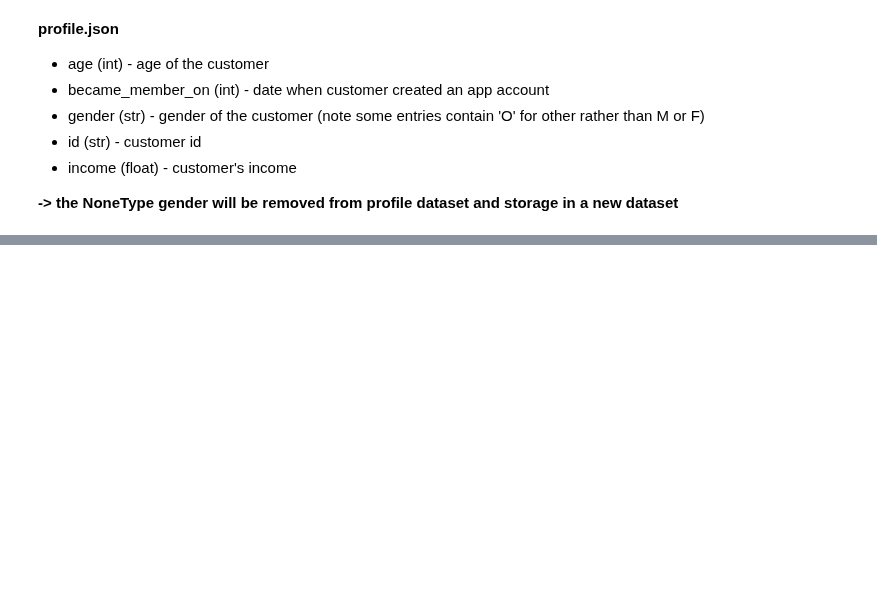
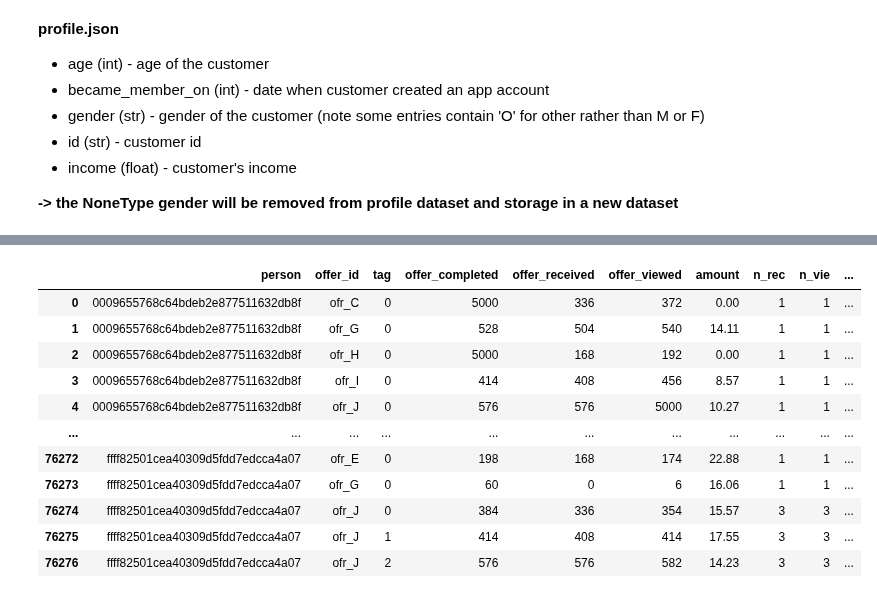
Before and after one commit to Niltonjuniorphd/Starbucks_project, a Jupyter notebook: Starbucks_Capstone_notebook.ipynb, the cells around one changed output, grey strips where cells are left out. Cells and saved outputs as stored; diff of their text form; code cells hidden in the pictures; blank space fills up the shorter version.

Commit message:
person_ctivity table concluded

```diff
--- a/Starbucks_Capstone_notebook.ipynb
+++ b/Starbucks_Capstone_notebook.ipynb
@@ -93,9 +94,9 @@ from sklearn.tree import DecisionTreeClassifier
 from functions import train_model
 # %%
 # read in the json files
-portfolio = pd.read_json('data/portfolio.json', orient='records', lines=True)
-profile = pd.read_json('data/profile.json', orient='records', lines=True)
-transcript = pd.read_json('data/transcript.json', orient='records', lines=True)
+portfolio_raw = pd.read_json('data/portfolio.json', orient='records', lines=True)
+profile_raw = pd.read_json('data/profile.json', orient='records', lines=True)
+transcript_raw = pd.read_json('data/transcript.json', orient='records', lines=True)
 # %% [markdown]
 ## Data understanding
 # %% [markdown]
@@ -140,0 +463,89 @@ profile[profile['gender'].isna()]['income'].value_counts(dropna=False)
+# %%
+# creating 'tag' column
+transcript_b['tag'] = (
+    transcript_b.groupby(['person', 'event', 'offer_id'])
+    .cumcount()
+)
+
+
+# Group and unstack the transcript_b dataframe
+person_activity = (
+    transcript_b[transcript_b['event'] != 'transaction']
+    .groupby(['person', 'offer_id', 'tag', 'event'])['time']
+    .first()
+    .unstack(fill_value=5000)
+    .reset_index()
+)
+
+# Filtering the transcript_b dataframe to only include transactions
+transactions = transcript_b.loc[transcript_b['event'] == 'transaction', ['person', 'time', 'amount']]
+
+
+# Merge the person_activity dataframe with the transactions dataframe
+person_activity = pd.merge(
+    how='left',
+    left=person_activity,
+    right=transactions,
+    left_on=['person', 'offer_completed'],
+    right_on=['person', 'time'],
+).drop(columns=['time'])
+
+
+# Creating count features using the groupby() function and the agg() function. Merge the result with the person_activity dataframe
+aggregations1 = person_activity.groupby(['person', 'offer_id']).agg(
+    n_rec=('offer_received', 'count'),
+    n_vie=('offer_viewed', 'count'),
+    n_com=('offer_completed', 'count'),
+
+).reset_index()
+
+person_activity = person_activity.merge(aggregations1, on=['person', 'offer_id'], how='left')
+
+
+aggregations2 = transcript_b[transcript_b['event'] == 'transaction'].groupby(['person', 'offer_id']).agg(
+    n_tran = ('event', 'count'),
+    amt_mean = ('amount', 'mean')
+
+)
+
+person_activity = person_activity.merge(aggregations2, on=['person'], how='left')
+
+
+# Creating other features directly from the person_activity dataframe
+
+person_activity['to_vr'] = person_activity['offer_viewed'] - person_activity['offer_received']
+person_activity['to_cv'] = person_activity['offer_completed'] - person_activity['offer_viewed']
+person_activity['to_cr'] = person_activity['offer_completed'] - person_activity['offer_received']
+
+person_activity['curiosity_vr'] = (1 / (person_activity['to_vr'] + 1)) * 100
+person_activity['eagerness_cv'] = (1 / (person_activity['to_cv'] + 1)) * 100
+person_activity['overall_cr'] = (1 / (person_activity['to_cr'] + 1)) * 100
+
+person_activity['ofr_influence'] = ((person_activity['offer_completed'] != 1000) & (person_activity['offer_completed'] >= person_activity['offer_viewed']))
+person_activity['extrm_ofr_influence'] = ((person_activity['offer_viewed'] != 1000) & (person_activity['offer_completed'] == person_activity['offer_viewed']))
+
+person_activity['avg_time_to_engage'] = (
+    (person_activity['to_vr'] + person_activity['to_cv']) / 2
+)
+
+
+person_activity.loc[:,'amount'] = person_activity.loc[:,'amount'].fillna(0)
+person_activity.loc[:,'n_tran'] = person_activity.loc[:,'n_tran'].fillna(0)
+person_activity.loc[:,'amt_mean'] = person_activity.loc[:,'amt_mean'].fillna(0)
+
+person_activity = person_activity.round(2)
+
+person_activity
+# %% [output]
+|  | person | offer_id | tag | offer_completed | offer_received | offer_viewed | amount | n_rec | n_vie | ... |
+| 0 | 0009655768c64bdeb2e877511632db8f | ofr_C | 0 | 5000 | 336 | 372 | 0.00 | 1 | 1 | ... |
+| 1 | 0009655768c64bdeb2e877511632db8f | ofr_G | 0 | 528 | 504 | 540 | 14.11 | 1 | 1 | ... |
+| 2 | 0009655768c64bdeb2e877511632db8f | ofr_H | 0 | 5000 | 168 | 192 | 0.00 | 1 | 1 | ... |
+| 3 | 0009655768c64bdeb2e877511632db8f | ofr_I | 0 | 414 | 408 | 456 | 8.57 | 1 | 1 | ... |
+| 4 | 0009655768c64bdeb2e877511632db8f | ofr_J | 0 | 576 | 576 | 5000 | 10.27 | 1 | 1 | ... |
+| ... | ... | ... | ... | ... | ... | ... | ... | ... | ... | ... |
+| 76272 | ffff82501cea40309d5fdd7edcca4a07 | ofr_E | 0 | 198 | 168 | 174 | 22.88 | 1 | 1 | ... |
+| 76273 | ffff82501cea40309d5fdd7edcca4a07 | ofr_G | 0 | 60 | 0 | 6 | 16.06 | 1 | 1 | ... |
+| 76274 | ffff82501cea40309d5fdd7edcca4a07 | ofr_J | 0 | 384 | 336 | 354 | 15.57 | 3 | 3 | ... |
+| 76275 | ffff82501cea40309d5fdd7edcca4a07 | ofr_J | 1 | 414 | 408 | 414 | 17.55 | 3 | 3 | ... |
+| 76276 | ffff82501cea40309d5fdd7edcca4a07 | ofr_J | 2 | 576 | 576 | 582 | 14.23 | 3 | 3 | ... |
```
Also changed, not shown: parts of 60 cells of this notebook.
